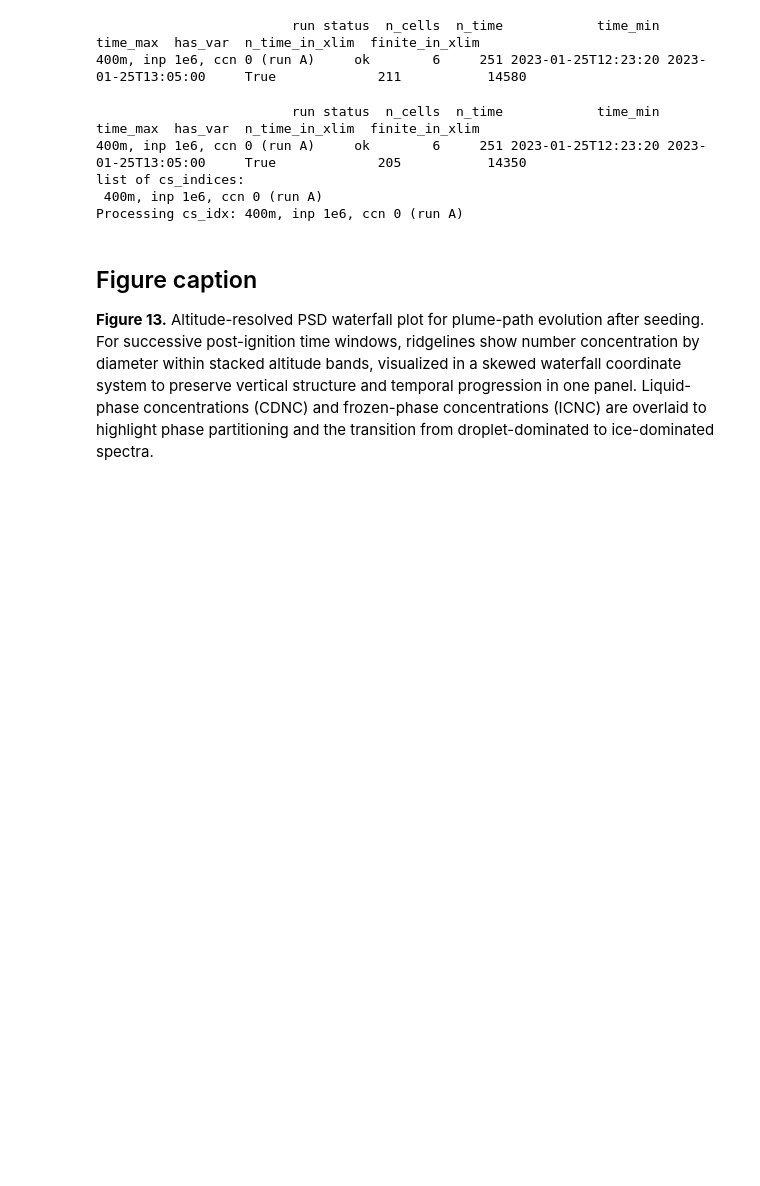
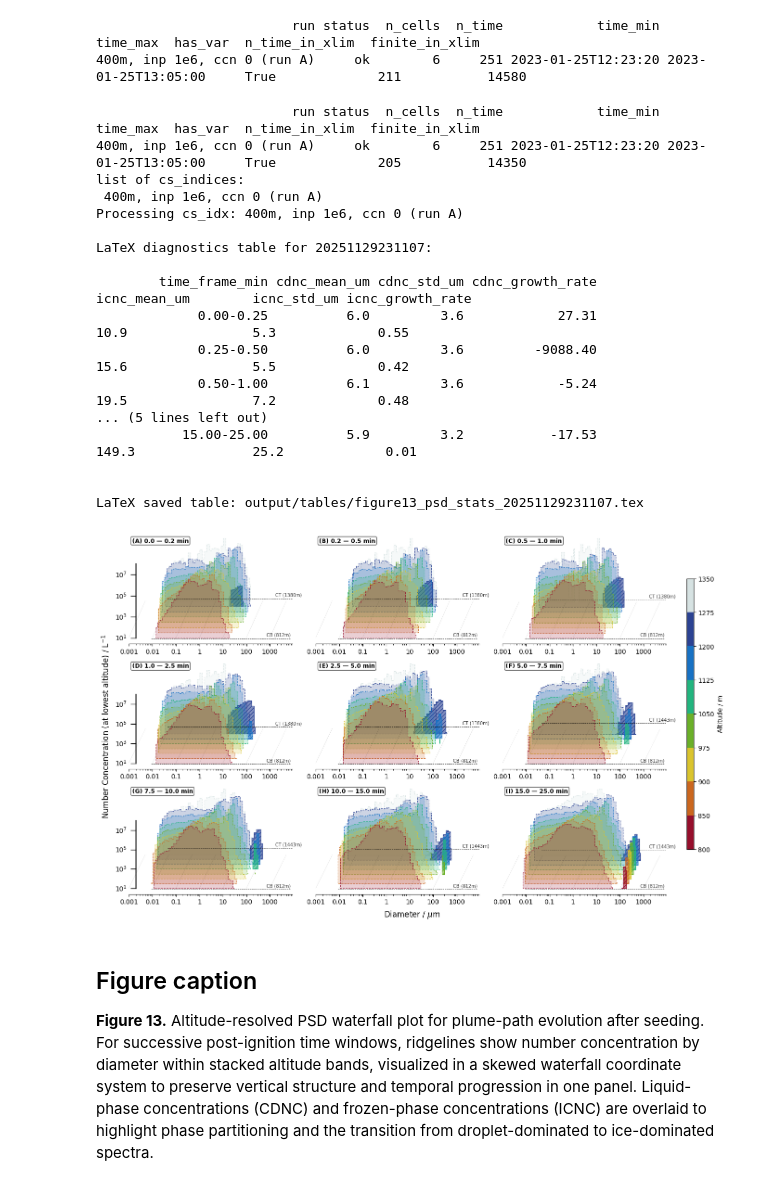
Before and after one commit to KarlJohnsonnn/polarcap_analysis, a Jupyter notebook: notebooks/plume_path/03-plot-psd-waterfall.ipynb, the cells around one changed output. Saved outputs shown, nothing was run; the diff lists cells and outputs as text; code cells hidden in the pictures; blank space fills up the shorter version.

```diff
--- a/notebooks/plume_path/03-plot-psd-waterfall.ipynb
+++ b/notebooks/plume_path/03-plot-psd-waterfall.ipynb
@@ -318,15 +318,15 @@ def make_phase_styles(color):
     }
 
 
-def plot_psd_band(ax, da, style, t_lo, t_hi, hi, lo, d_proj, y_off, zlim, log_zlim_lo, idx_faint_start):
-    """Draw one PSD slab (faint left segment + solid right segment)."""
-    slab = da.sel(time=slice(t_lo, t_hi), altitude=slice(hi, lo)).sum(["time", "altitude"])
-    y = np.where(slab > zlim[0], np.log10(slab + 1e-14) - log_zlim_lo + y_off, np.nan)
+# def plot_psd_band(ax, da, style, t_lo, t_hi, hi, lo, d_proj, y_off, zlim, log_zlim_lo, idx_faint_start=None):
+#     """Draw one PSD slab (faint left segment + solid right segment)."""
+#     slab = da.sel(time=slice(t_lo, t_hi), altitude=slice(hi, lo)).sum(["time", "altitude"])
+#     y = np.where(slab > zlim[0], np.log10(slab + 1e-14) - log_zlim_lo + y_off, np.nan)
 
-    faint = dict(style)
-    faint.update({"fc": (*style["fc"][:3], 0.05), "ec": (*style["ec"][:3], 0.1), "hatch": None})
-    ax.fill_between(d_proj[idx_faint_start:31], y_off, y[idx_faint_start:31], step="mid", **faint)
-    ax.fill_between(d_proj[30:], y_off, y[30:], step="mid", **style)
+#     faint = dict(style)
+#     faint.update({"fc": (*style["fc"][:3], 0.05), "ec": (*style["ec"][:3], 0.1), "hatch": None})
+#     ax.fill_between(d_proj[idx_faint_start:31], y_off, y[idx_faint_start:31], step="mid", **faint)
+#     ax.fill_between(d_proj[30:], y_off, y[30:], step="mid", **style)
 
 
 def draw_reference_grid(ax, n_bands, x_shift, y_shift):
@@ -337,7 +337,7 @@ def draw_reference_grid(ax, n_bands, x_shift, y_shift):
         ax.plot(xs, ys, "k:", lw=0.2, alpha=0.8, zorder=1)
 
 
-def draw_cloud_top_base(ax, nw, nf, t_lo, t_hi, cloud_thresh, alt_bands, diam, n_bands, x_shift, y_shift, idx_faint_start):
+def draw_cloud_top_base(ax, nw, nf, t_lo, t_hi, cloud_thresh, alt_bands, diam, n_bands, x_shift, y_shift, idx_faint_start=0):
     """Draw CT/CB horizontal markers in projected coordinates."""
     alt_tops = np.array(alt_bands)[:, 0]
     prof = (nw + nf).sel(time=slice(t_lo, t_hi)).mean("time").sum("diameter")
@@ -518,7 +518,7 @@ def add_altitude_colorbar(fig, axes, cmap, n_bands, alt_bands):
     cb_bounds = [b[1] for b in alt_bands[::-1]] + [alt_bands[0][0]]
     norm = mcolors.BoundaryNorm(cb_bounds, n_bands)
     sm = plt.cm.ScalarMappable(cmap=mcolors.ListedColormap(colors[::-1]), norm=norm)
-    cb = fig.colorbar(sm, ax=axes, pad=0.02, shrink=0.6, aspect=40, label="Altitude / m")
+    cb = fig.colorbar(sm, ax=axes, pad=0.02, shrink=0.75, aspect=40, label="Altitude / m")
     cb.set_ticks(cb_bounds)
     cb.set_ticklabels([f"{int(l)}" for l in cb_bounds])
 
@@ -590,6 +590,7 @@ def prepare_psd_waterfall_data(
     da_w=None,
     cmap=plt.cm.jet,
     x_shift=-0.1,
+    min_diam=0.01,
 ):
     """Precompute all expensive slices/sums once for fast re-plotting."""
     nf, nw = (collapse_cell_dim(da) for da in [da_nf, da_nw])
@@ -600,7 +601,7 @@ def prepare_psd_waterfall_data(
     n_bands = len(alt_bands_used)
 
     diam = nf.diameter.values
-    idx_faint_start = np.argmin(np.abs(0.2 - diam))
+    idx_faint_start = np.argmin(np.abs(min_diam - diam))
     delta_t = (nf.time[1] - nf.time[0]).values / np.timedelta64(1, "s")
 
     panel_data = []
@@ -877,7 +878,7 @@ cmap = make_pastel(new_jet3, desaturation=0.25, darken=0.90)
 show_cloud_bounds = True
 show_stats_table = False
 show_suptitle = False
-show_small_diameters=False
+show_small_diameters=True
 prepped_list = []
 for cs_idx in cs_indices[:idx_dbg]:
     print(f"Processing cs_idx: {cs_idx}")
@@ -901,6 +902,7 @@ for cs_idx in cs_indices[:idx_dbg]:
         da_w=None,
         cmap=cmap,
         x_shift=-0.1,
+        min_diam=0.01,
     )
     fig_wf_alt, axes_wf_alt = plot_psd_waterfall(
         prepared,
@@ -911,34 +913,48 @@ for cs_idx in cs_indices[:idx_dbg]:
         y_shift=-0.5,
         x_shift=-0.1,
         show_cloud_bounds=show_cloud_bounds,
         show_stats_table=show_stats_table,
+        show_small_diameters=show_small_diameters,
         # holimo_obs=holimo_obs,
     )
 
     if show_suptitle:
         fig_wf_alt.suptitle("CDNC and ICNC PSD waterfall by altitude and time after seeding", fontsize=13, weight="semibold")
 
-    run_id = run_ds.attrs['run_id']
+    run_id = ds_case.attrs['run_id']
     figure_file = f"output/figure13_psd_waterfall_alt_time_{run_id}.png"
     fig_wf_alt.savefig(figure_file, bbox_inches="tight", dpi=300)
 
     holimo_for_table = holimo_obs if "holimo_obs" in globals() else None
     stats_df, stats_latex = prepared_to_latex_table(prepared, holimo_obs=holimo_for_table)
     tex_file = save_latex_table(
         prepared,
         f"output/tables/figure13_psd_stats_{run_id}.tex",
         holimo_obs=holimo_for_table,
     )
     print(f"\nLaTeX diagnostics table for {run_id}:\n")
     # print(stats_latex)
     print(stats_df.to_string(index=False))
     print(f"\n\nLaTeX saved table: {tex_file}")
 # %% [output]
                          run status  n_cells  n_time            time_min            time_max  has_var  n_time_in_xlim  finite_in_xlim
 400m, inp 1e6, ccn 0 (run A)     ok        6     251 2023-01-25T12:23:20 2023-01-25T13:05:00     True             205           14350
 list of cs_indices:
  400m, inp 1e6, ccn 0 (run A)
 Processing cs_idx: 400m, inp 1e6, ccn 0 (run A)
+
+LaTeX diagnostics table for 20251129231107:
+
+        time_frame_min cdnc_mean_um cdnc_std_um cdnc_growth_rate        icnc_mean_um        icnc_std_um icnc_growth_rate
+             0.00-0.25          6.0         3.6            27.31                10.9                5.3             0.55
+             0.25-0.50          6.0         3.6         -9088.40                15.6                5.5             0.42
+             0.50-1.00          6.1         3.6            -5.24                19.5                7.2             0.48
+... (5 lines left out)
+           15.00-25.00          5.9         3.2           -17.53               149.3               25.2             0.01
+
+
+LaTeX saved table: output/tables/figure13_psd_stats_20251129231107.tex
+[figure, added]
 # %% [markdown]
 ## Figure caption
 
```
Also changed, not shown: parts of 1 cell of this notebook, 10 other files.
